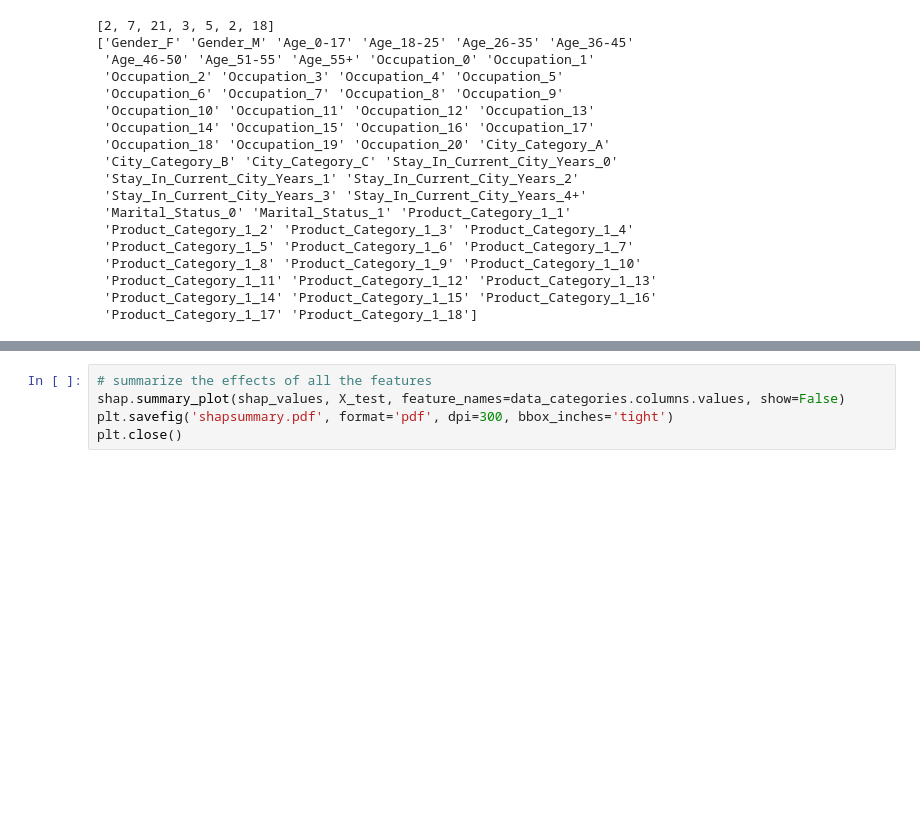
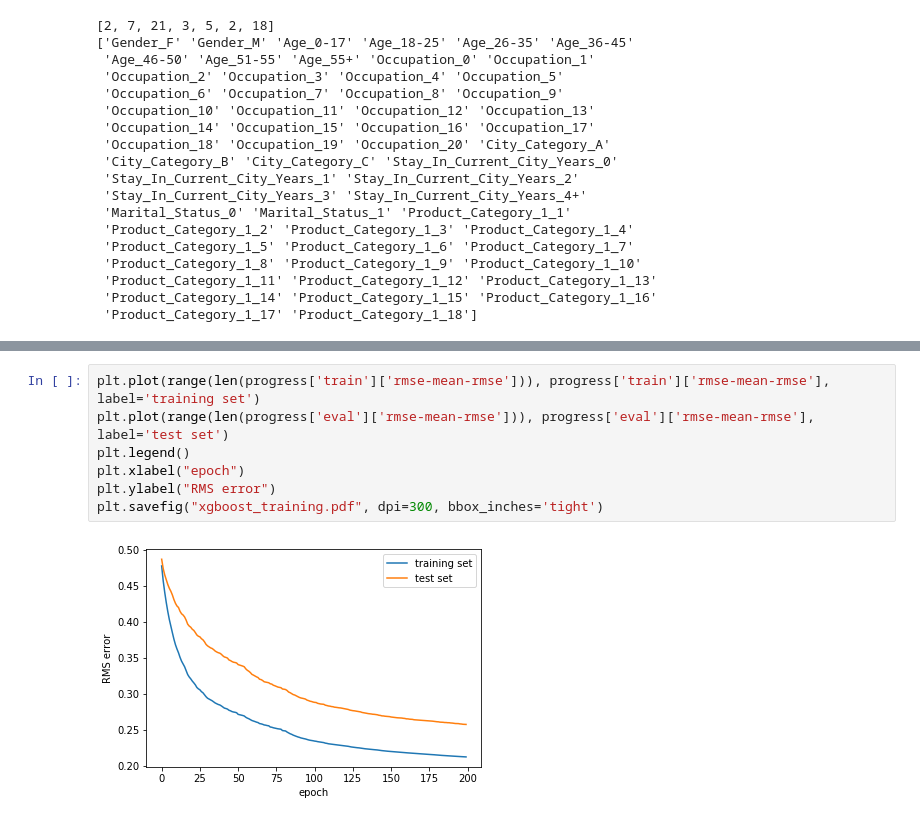
Before and after one commit to florianst/blackfriday, a Jupyter notebook: Train.ipynb, the cells around one changed output, grey strips where cells are left out. Cells and saved outputs as stored; diff of their text form; blank space fills up the shorter version.

```diff
--- a/Train.ipynb
+++ b/Train.ipynb
@@ -111,5 +154,9 @@ shap.force_plot(explainer.expected_value, shap_values[0,:], X_test[0], feature_n
-# %%
-# summarize the effects of all the features
-shap.summary_plot(shap_values, X_test, feature_names=data_categories.columns.values, show=False)
-plt.savefig('shapsummary.pdf', format='pdf', dpi=300, bbox_inches='tight')
-plt.close()
+# %%
+plt.plot(range(len(progress['train']['rmse-mean-rmse'])), progress['train']['rmse-mean-rmse'], label='training set')
+plt.plot(range(len(progress['eval']['rmse-mean-rmse'])), progress['eval']['rmse-mean-rmse'], label='test set')
+plt.legend()
+plt.xlabel("epoch")
+plt.ylabel("RMS error")
+plt.savefig("xgboost_training.pdf", dpi=300, bbox_inches='tight')
+# %% [output]
+[figure, added]
```
Also changed, not shown: parts of 5 cells of this notebook.
